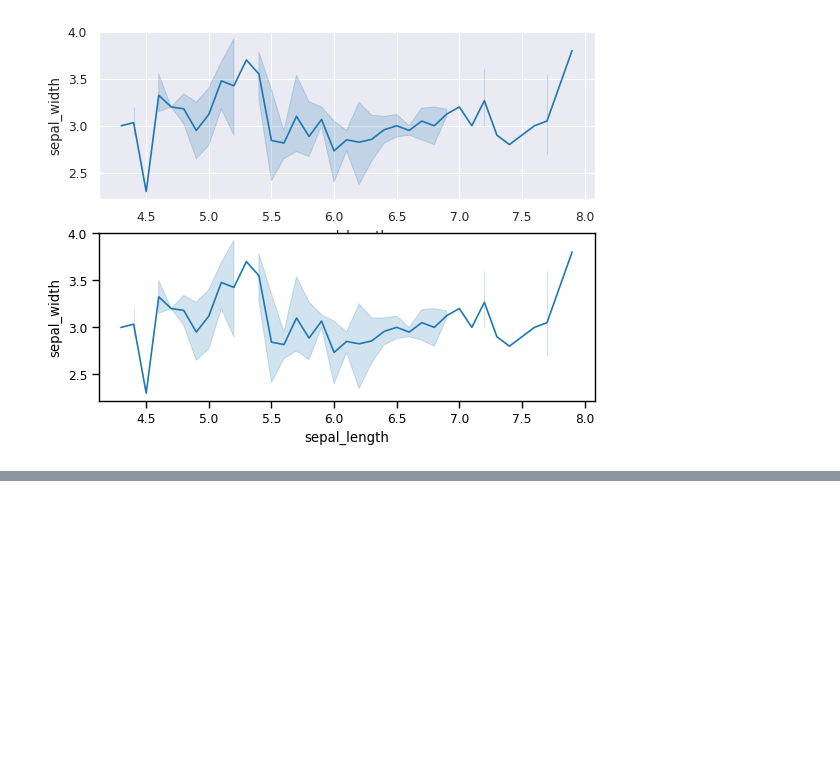
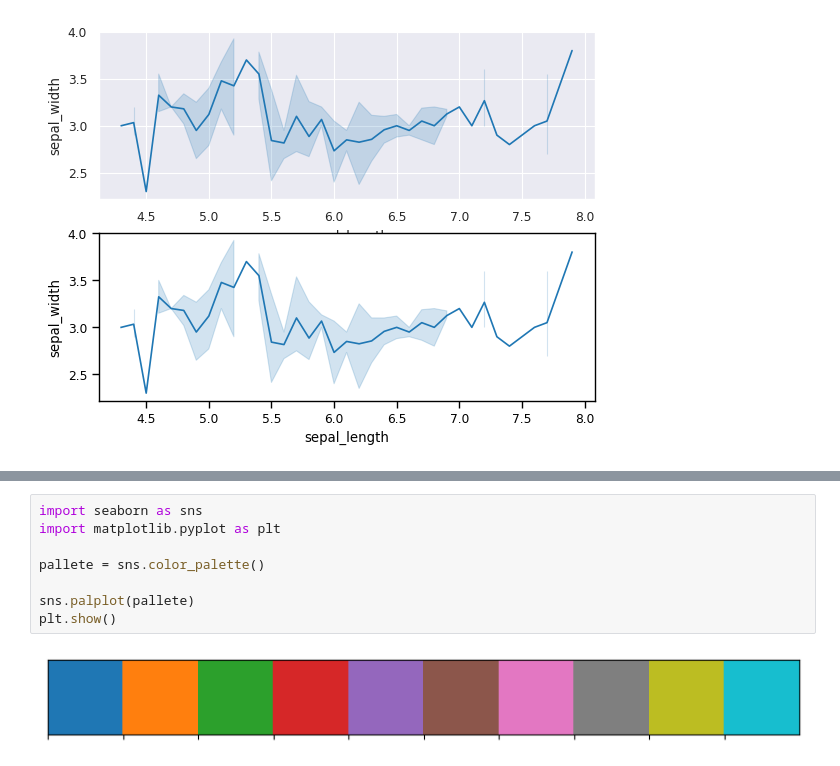
Before and after one commit to TurmaeUrsorum/belajar-piton, a Jupyter notebook: 21. Data Visualization Seaborn/seaborn.ipynb, the cells around one changed output, grey strips where cells are left out. Cells and saved outputs as stored; diff of their text form; blank space fills up the shorter version.

Commit message:
mantap sekali ini seaborn

```diff
--- a/21. Data Visualization Seaborn/seaborn.ipynb
+++ b/21. Data Visualization Seaborn/seaborn.ipynb
@@ -294,0 +355,10 @@ plot()
+# %%
+import seaborn as sns
+import matplotlib.pyplot as plt
+
+pallete = sns.color_palette()
+
+sns.palplot(pallete)
+plt.show()
+# %% [output]
+[figure, added]
```
Also changed, not shown: parts of 14 cells of this notebook.
